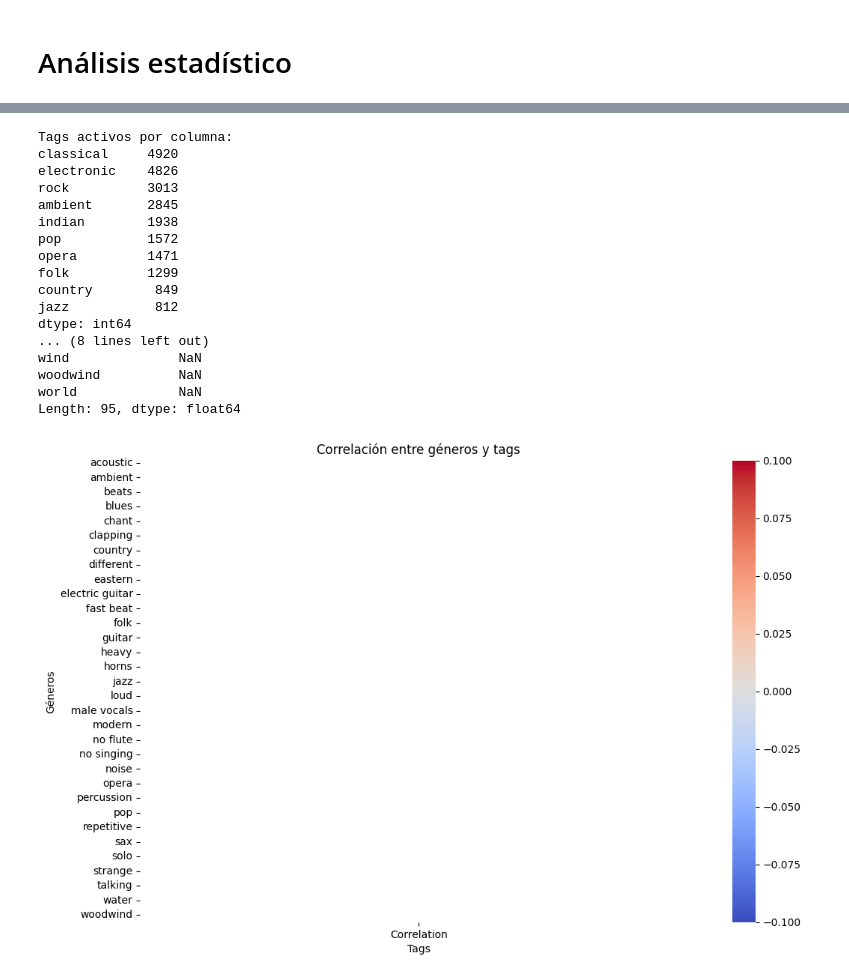
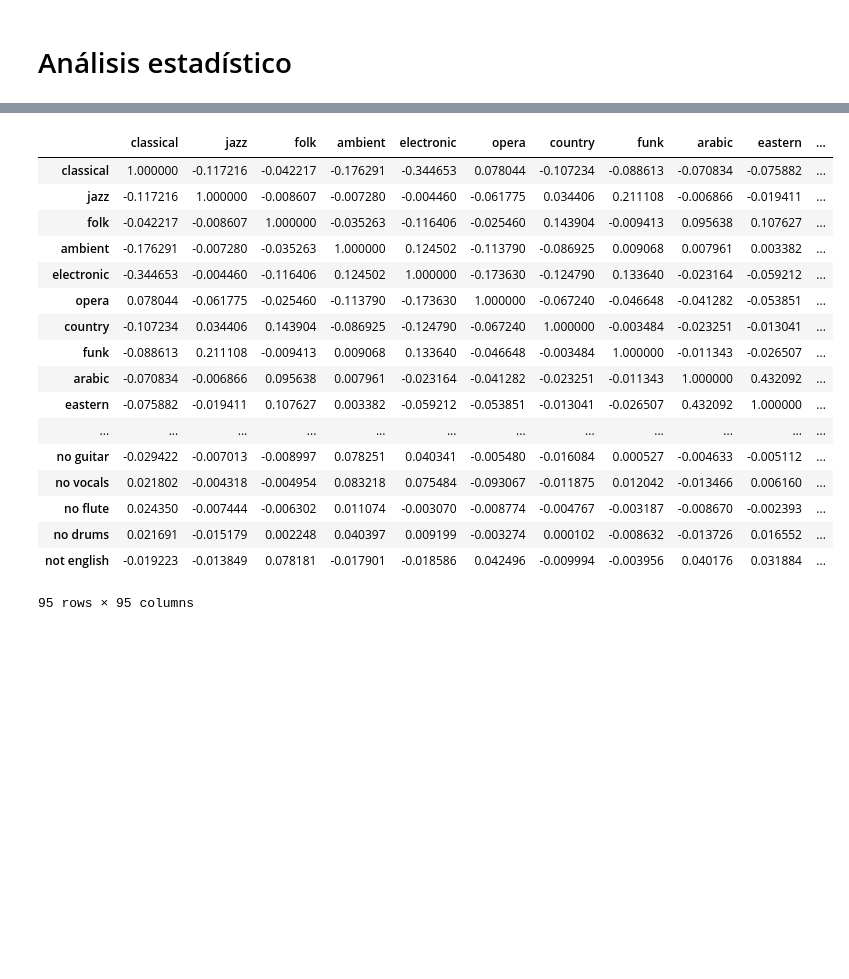
Before and after one commit to darkgigi/TFM-danarrarr, a Jupyter notebook: 03-visualize.ipynb, the cells around one changed output, grey strips where cells are left out. Drawn from its saved outputs; the diff is of its cells as text; code cells hidden in the pictures; blank space fills up the shorter version.

```diff
--- a/03-visualize.ipynb
+++ b/03-visualize.ipynb
@@ -6,6 +6,9 @@ import pandas as pd
 import sqlite3
 import numpy as np
 import networkx as nx
+from IPython.display import display
+pd.set_option('display.max_columns', 20)
+pd.set_option('display.max_rows', 20)
 # %%
 dir = os.getcwd()
 genres_db_path = "dataset/genres.db"
@@ -175,20 +200,31 @@ visualize_tag_network(tags_df, top_n=30)
 # %%
+def visualize_pearson_correlation_dataframe(genres_df, tags_df):
+    """Visualiza la correlación de Pearson entre géneros y tags."""
+    genres_df = genres_df.drop(columns=["clip_id", "mp3_path"])
+    tags_df = tags_df.drop(columns=["clip_id", "mp3_path"])
+
+    merged_df = pd.concat([genres_df, tags_df], axis=1)
+    correlation_matrix = merged_df.corr(method='pearson')
+
+
+    display(correlation_matrix)
+visualize_pearson_correlation_dataframe(genres_df, tags_df)
 # %% [output]
+|  | classical | jazz | folk | ambient | electronic | opera | country | funk | arabic | eastern | ... |
+| classical | 1.000000 | -0.117216 | -0.042217 | -0.176291 | -0.344653 | 0.078044 | -0.107234 | -0.088613 | -0.070834 | -0.075882 | ... |
+| jazz | -0.117216 | 1.000000 | -0.008607 | -0.007280 | -0.004460 | -0.061775 | 0.034406 | 0.211108 | -0.006866 | -0.019411 | ... |
+| folk | -0.042217 | -0.008607 | 1.000000 | -0.035263 | -0.116406 | -0.025460 | 0.143904 | -0.009413 | 0.095638 | 0.107627 | ... |
+| ambient | -0.176291 | -0.007280 | -0.035263 | 1.000000 | 0.124502 | -0.113790 | -0.086925 | 0.009068 | 0.007961 | 0.003382 | ... |
+| electronic | -0.344653 | -0.004460 | -0.116406 | 0.124502 | 1.000000 | -0.173630 | -0.124790 | 0.133640 | -0.023164 | -0.059212 | ... |
+| opera | 0.078044 | -0.061775 | -0.025460 | -0.113790 | -0.173630 | 1.000000 | -0.067240 | -0.046648 | -0.041282 | -0.053851 | ... |
+| country | -0.107234 | 0.034406 | 0.143904 | -0.086925 | -0.124790 | -0.067240 | 1.000000 | -0.003484 | -0.023251 | -0.013041 | ... |
+| funk | -0.088613 | 0.211108 | -0.009413 | 0.009068 | 0.133640 | -0.046648 | -0.003484 | 1.000000 | -0.011343 | -0.026507 | ... |
+| arabic | -0.070834 | -0.006866 | 0.095638 | 0.007961 | -0.023164 | -0.041282 | -0.023251 | -0.011343 | 1.000000 | 0.432092 | ... |
+| eastern | -0.075882 | -0.019411 | 0.107627 | 0.003382 | -0.059212 | -0.053851 | -0.013041 | -0.026507 | 0.432092 | 1.000000 | ... |
+| ... | ... | ... | ... | ... | ... | ... | ... | ... | ... | ... | ... |
+| no guitar | -0.029422 | -0.007013 | -0.008997 | 0.078251 | 0.040341 | -0.005480 | -0.016084 | 0.000527 | -0.004633 | -0.005112 | ... |
+| no vocals | 0.021802 | -0.004318 | -0.004954 | 0.083218 | 0.075484 | -0.093067 | -0.011875 | 0.012042 | -0.013466 | 0.006160 | ... |
+| no flute | 0.024350 | -0.007444 | -0.006302 | 0.011074 | -0.003070 | -0.008774 | -0.004767 | -0.003187 | -0.008670 | -0.002393 | ... |
+| no drums | 0.021691 | -0.015179 | 0.002248 | 0.040397 | 0.009199 | -0.003274 | 0.000102 | -0.008632 | -0.013726 | 0.016552 | ... |
+| not english | -0.019223 | -0.013849 | 0.078181 | -0.017901 | -0.018586 | 0.042496 | -0.009994 | -0.003956 | 0.040176 | 0.031884 | ... |
-Tags activos por columna:
-classical     4920
-electronic    4826
-rock          3013
-ambient       2845
-indian        1938
-pop           1572
-opera         1471
-folk          1299
-country        849
-jazz           812
-dtype: int64
-... (8 lines left out)
-wind              NaN
-woodwind          NaN
-world             NaN
-Length: 95, dtype: float64
+95 rows × 95 columns
-[figure, removed]
```
Also changed, not shown: parts of 1 cell of this notebook, 1 other file.
